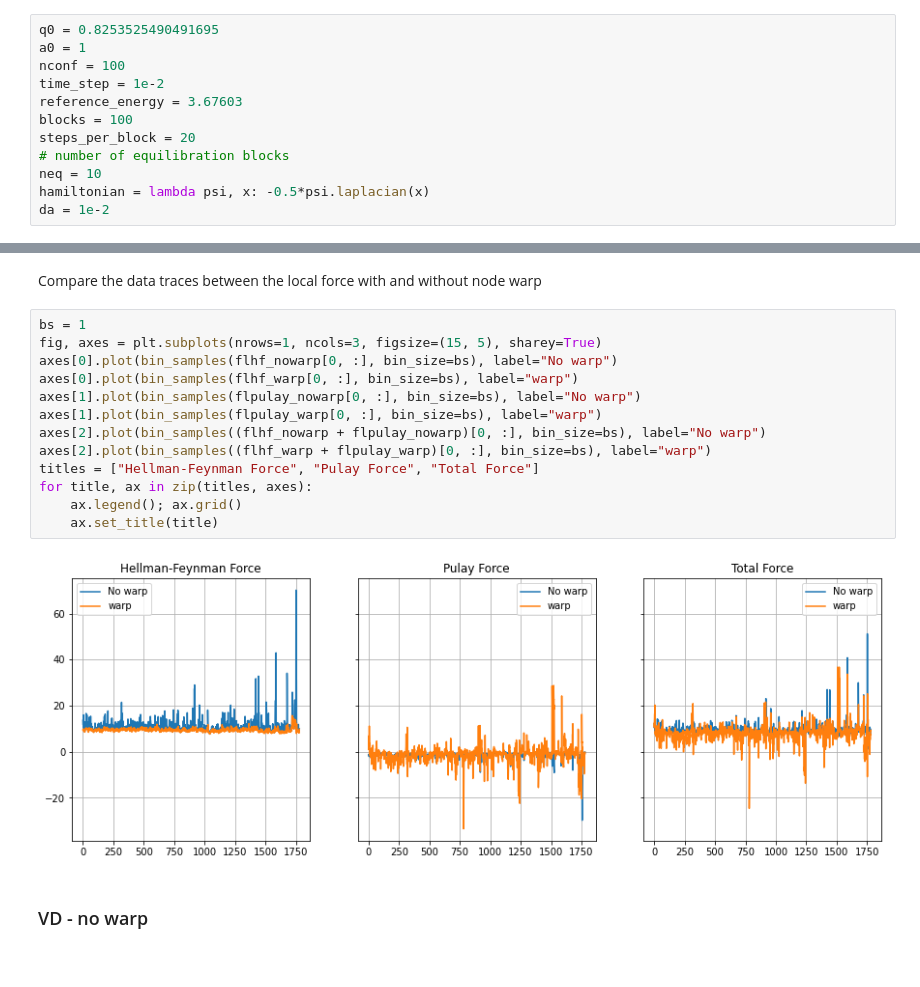
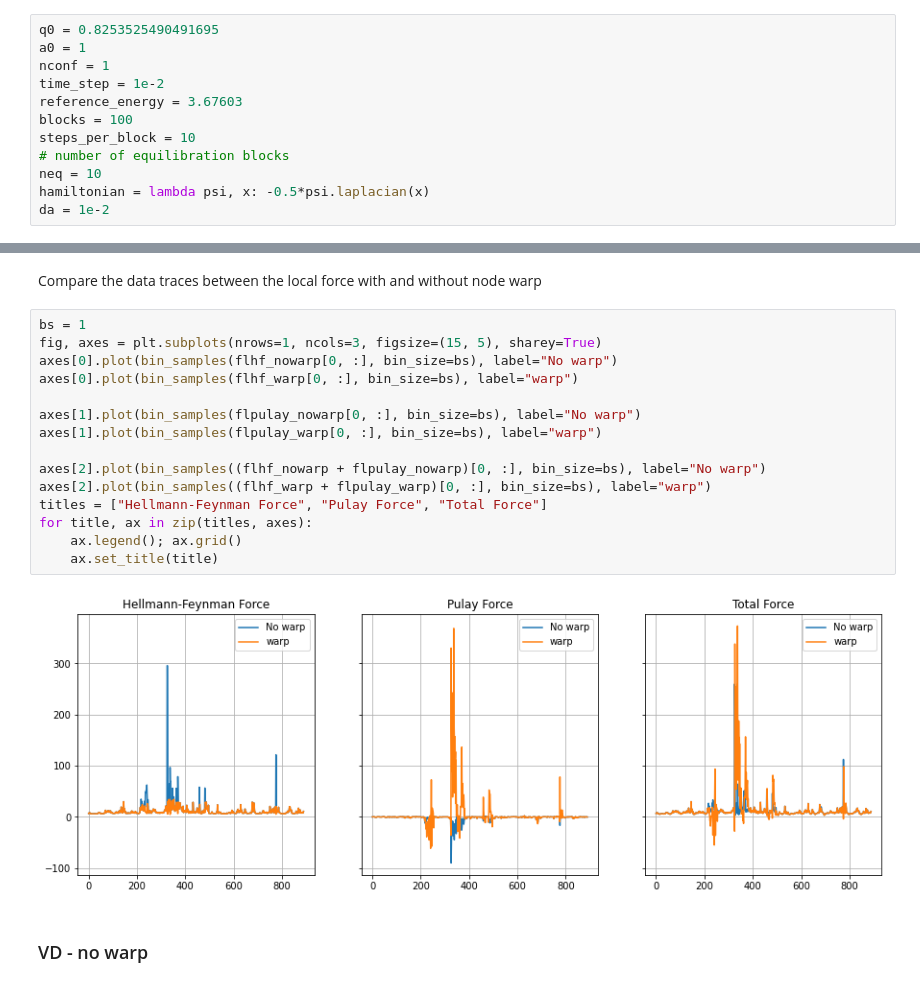
Before and after one commit to Jvanrhijn/pydmc, a Jupyter notebook: examples/elliptic_well.ipynb, the cells around one changed output, grey strips where cells are left out. Cells and saved outputs as stored; diff of their text form.

```diff
--- a/examples/elliptic_well.ipynb
+++ b/examples/elliptic_well.ipynb
@@ -32,11 +32,11 @@ from pydmc import *
 # %%
 q0 = 0.8253525490491695
 a0 = 1
-nconf = 100
+nconf = 1
 time_step = 1e-2
 reference_energy = 3.67603
 blocks = 100
-steps_per_block = 20
+steps_per_block = 10
 # number of equilibration blocks
 neq = 10
 hamiltonian = lambda psi, x: -0.5*psi.laplacian(x)
@@ -248,18 +248,20 @@ Compare the data traces between the local force with and without node warp
 # %%
 bs = 1
 fig, axes = plt.subplots(nrows=1, ncols=3, figsize=(15, 5), sharey=True)
 axes[0].plot(bin_samples(flhf_nowarp[0, :], bin_size=bs), label="No warp")
 axes[0].plot(bin_samples(flhf_warp[0, :], bin_size=bs), label="warp")
+
 axes[1].plot(bin_samples(flpulay_nowarp[0, :], bin_size=bs), label="No warp")
 axes[1].plot(bin_samples(flpulay_warp[0, :], bin_size=bs), label="warp")
+
 axes[2].plot(bin_samples((flhf_nowarp + flpulay_nowarp)[0, :], bin_size=bs), label="No warp")
 axes[2].plot(bin_samples((flhf_warp + flpulay_warp)[0, :], bin_size=bs), label="warp")
-titles = ["Hellman-Feynman Force", "Pulay Force", "Total Force"]
+titles = ["Hellmann-Feynman Force", "Pulay Force", "Total Force"]
 for title, ax in zip(titles, axes):
     ax.legend(); ax.grid()
     ax.set_title(title)
 # %% [output]
-[figure, old version]
+[figure, new version]
 # %% [markdown]
 ### VD - no warp
 # %%
```
Also changed, not shown: parts of 7 cells of this notebook, 2 other files.
